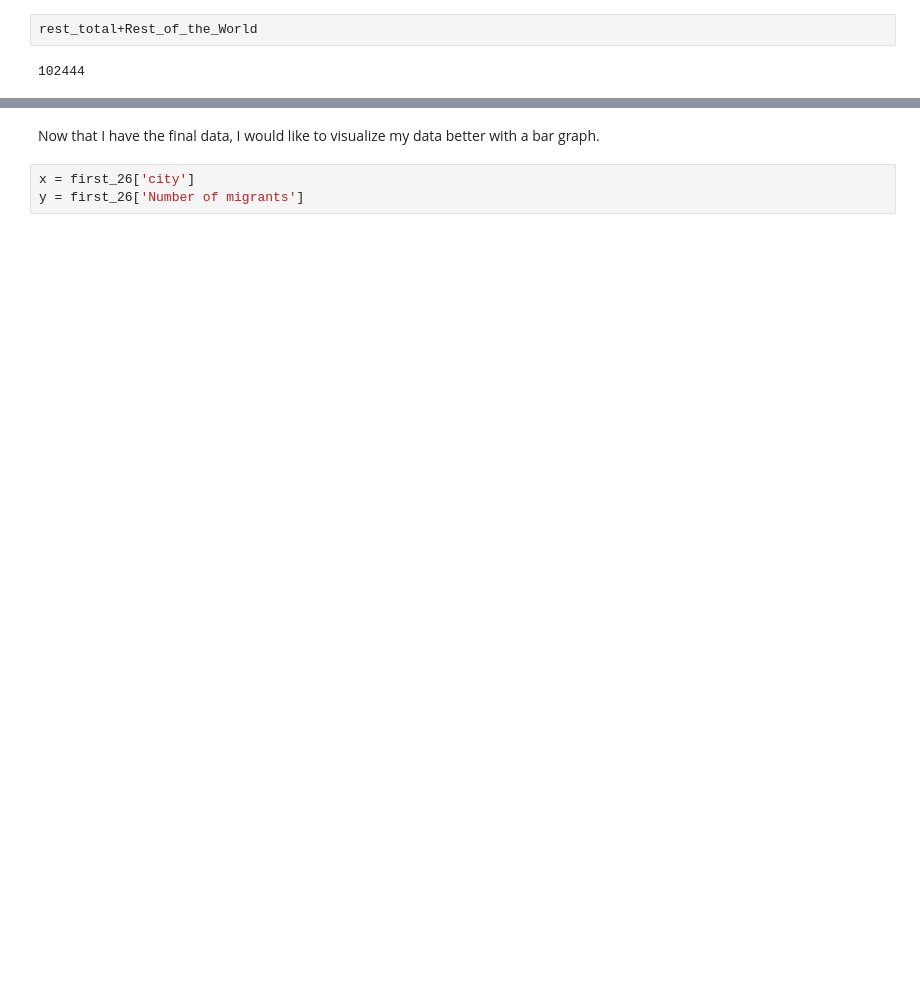
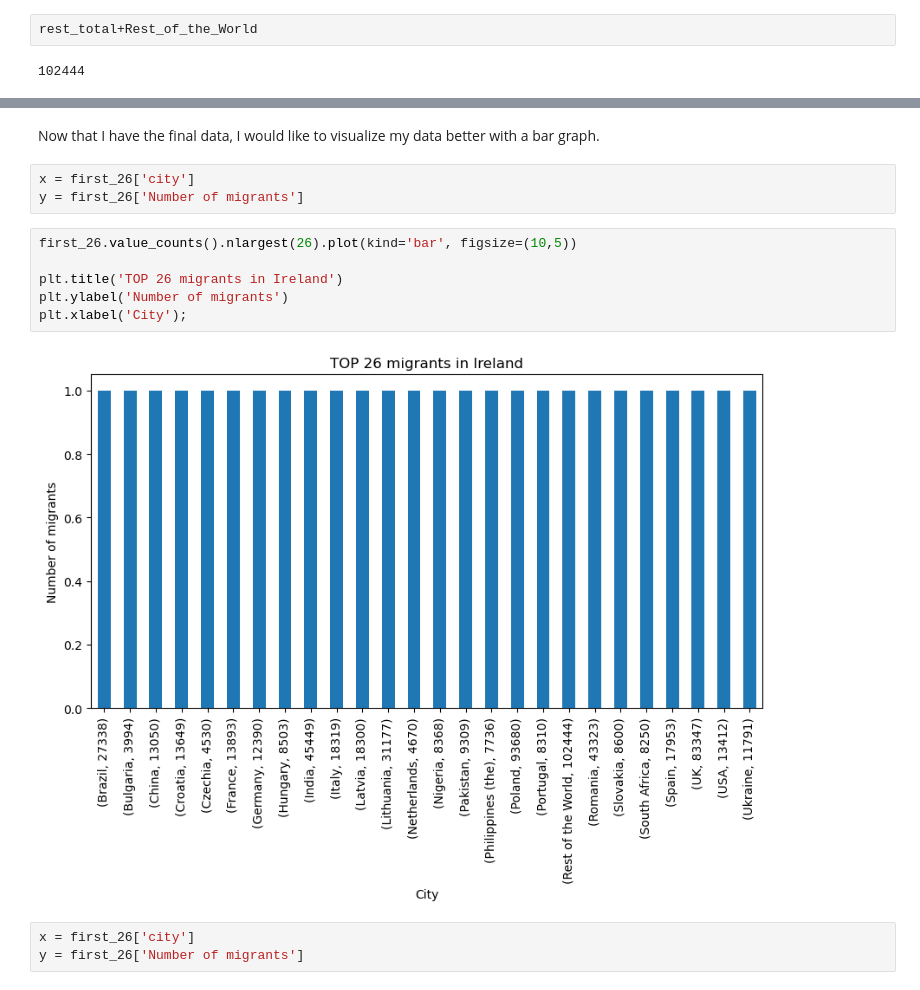
Before and after one commit to diagarmar29/Population-in-Ireland.-1st-Assesment, a Jupyter notebook: Population in Ireland.ipynb, the cells around one changed output, grey strips where cells are left out. Cells and saved outputs as stored; diff of their text form; blank space fills up the shorter version.

```diff
--- a/Population in Ireland.ipynb
+++ b/Population in Ireland.ipynb
@@ -700,5 +1055,16 @@ first_26
-# %% [markdown]
-Now that I have the final data, I would like to visualize my data better with a bar graph.
+# %% [markdown]
+Now that I have the final data, I would like to visualize my data better with a bar graph.
+# %%
+x = first_26['city']
+y = first_26['Number of migrants']
+# %%
+first_26.value_counts().nlargest(26).plot(kind='bar', figsize=(10,5))
+
+plt.title('TOP 26 migrants in Ireland')
+plt.ylabel('Number of migrants')
+plt.xlabel('City');
+# %% [output]
+[figure, added]
 # %%
 x = first_26['city']
 y = first_26['Number of migrants']
```
Also changed, not shown: parts of 134 cells of this notebook.
